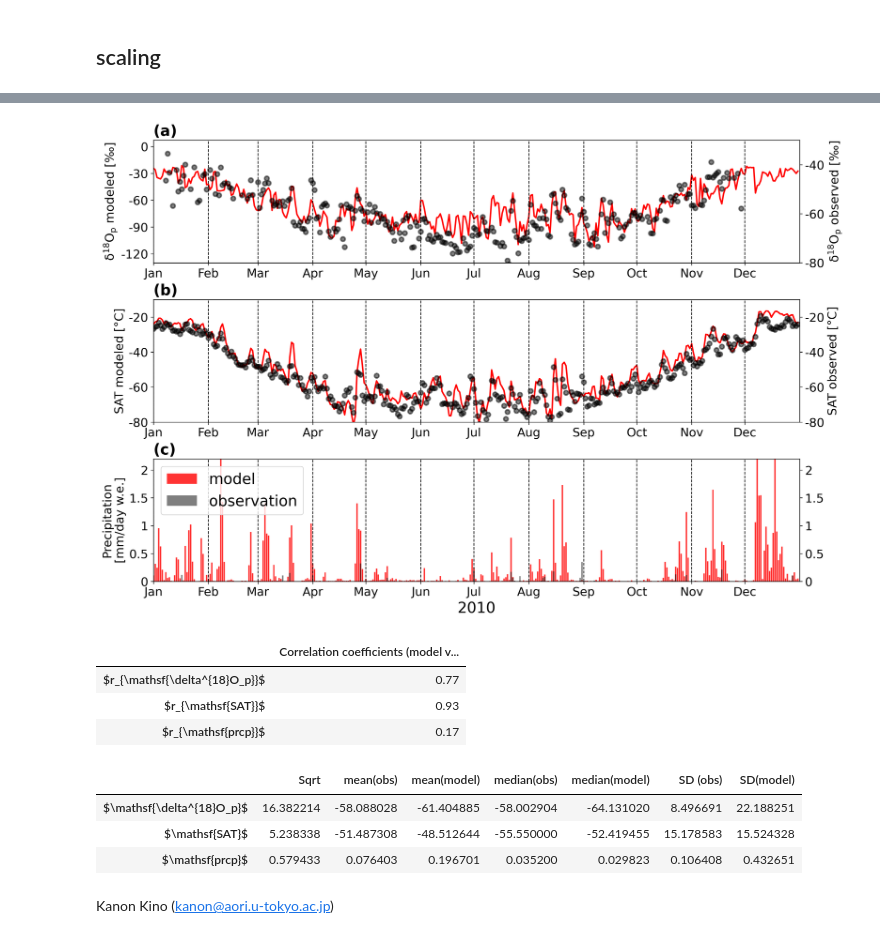
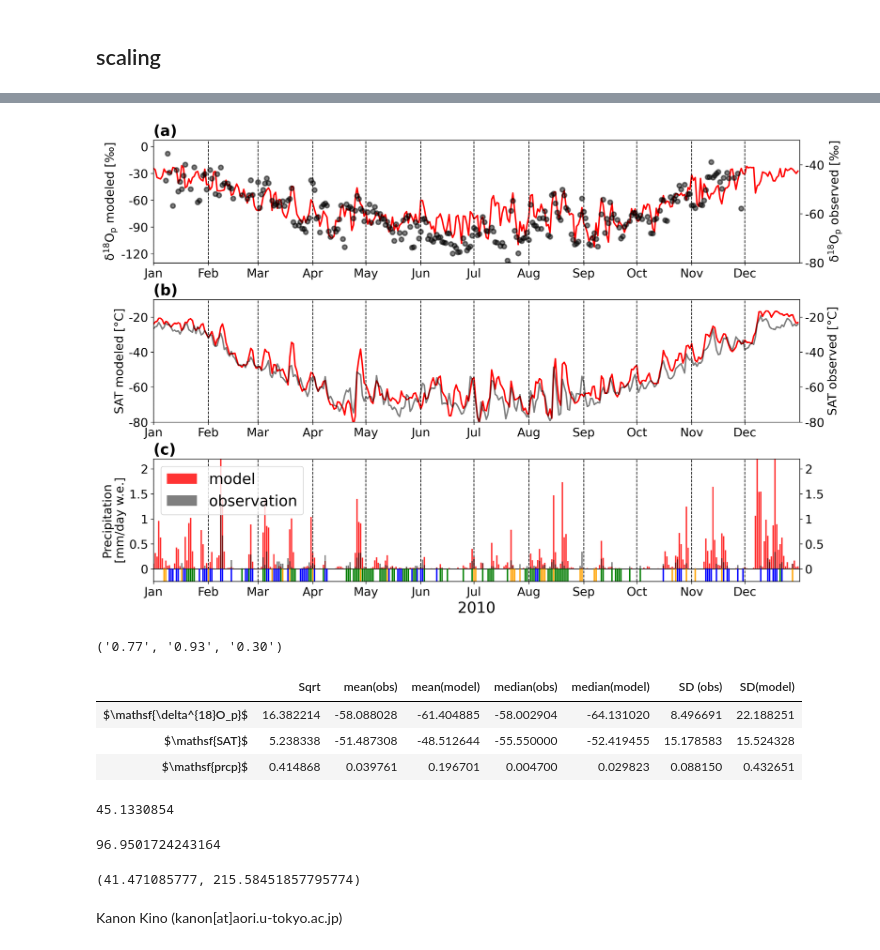
Before and after one commit to kanonundgigue/SAM_DomeFuji, a Jupyter notebook: Ant_proxy_DC2008-2010.ipynb, the cells around one changed output, grey strips where cells are left out. Saved outputs shown, nothing was run; the diff lists cells and outputs as text; code cells hidden in the pictures.

```diff
--- a/Ant_proxy_DC2008-2010.ipynb
+++ b/Ant_proxy_DC2008-2010.ipynb
@@ -146,7 +146,7 @@ model_prcp_d18O_df   = prcp_d18O  [dc_x-1, dc_y-1,model_dayst:model_dayed]
 # %%
 obs_DomeC = np.genfromtxt("obs_DomeC.csv",
                            delimiter=",", # 区切り文字
-                           usecols=(0,1,2,3,4,5,6,7,8) # 読み込みたい列
+                           usecols=(0,1,2,3,4,5,6,7,8,9,10) # 読み込みたい列
                           )
 
 obs_len          = np.shape(obs_DomeC)[0]
@@ -154,8 +154,17 @@ obs_y_df         = obs_DomeC[1:,0]
 obs_m_df         = obs_DomeC[1:,1]
 obs_d_df         = obs_DomeC[1:,2]
 obs_temp_df      = obs_DomeC[1:,3]
-obs_prcp_df      = obs_DomeC[1:,8]
+obs_prcp_df      = obs_DomeC[1:,4]
 obs_prcp_d18O_df = obs_DomeC[1:,5]
+obs_prcp_dD_df = obs_DomeC[1:,6]
+obs_prcp_dex_df = obs_DomeC[1:,7]
+obs_snowfall_df = obs_DomeC[1:,8]
+obs_frost_df = obs_DomeC[1:,9]
+obs_diamond_df = obs_DomeC[1:,10]
+# %%
+obs_snowfall_df[~np.isnan(obs_snowfall_df)] = -1
+obs_frost_df[~np.isnan(obs_frost_df)] = -1
+obs_diamond_df[~np.isnan(obs_diamond_df)] = -1
 # %%
 model_temp_dc2008=model_temp_df[model_y==2008]
 model_prcp_dc2008=model_prcp_df[model_y==2008]
@@ -174,9 +191,15 @@ obs_prcp_d18O_dc2009=obs_prcp_d18O_df[obs_y_df==2009]
 model_temp_dc2010=model_temp_df[model_y==2010]
 model_prcp_dc2010=model_prcp_df[model_y==2010]
 model_prcp_d18O_dc2010=model_prcp_d18O_df[model_y==2010]
+
 obs_temp_dc2010=obs_temp_df[obs_y_df==2010]
 obs_prcp_dc2010=obs_prcp_df[obs_y_df==2010]
 obs_prcp_d18O_dc2010=obs_prcp_d18O_df[obs_y_df==2010]
+obs_prcp_dD_dc2010=obs_prcp_dD_df[obs_y_df==2010]
+obs_prcp_dex_dc2010=obs_prcp_dex_df[obs_y_df==2010]
+obs_snowfall_dc2010=obs_snowfall_df[obs_y_df==2010]
+obs_frost_dc2010=obs_frost_df[obs_y_df==2010]
+obs_diamond_dc2010=obs_diamond_df[obs_y_df==2010]
 # %%
 def vert_lines(ax, xint):
     if len(xint) < 2 :
@@ -438,7 +471,7 @@ ax.set_yticks([-80,-60,-40,-20])
 ax.set_yticklabels([-80,-60,-40,-20],fontsize=16)
 ## Observation
 ax2=ax.twinx()
-ax2.scatter(daylist, obs_temp_dc2010, color=col_obs, linewidth=2, alpha=0.5,label="observation")
+ax2.plot(daylist, obs_temp_dc2010, ms=10, color=col_obs, linewidth=2, alpha=0.5,label="observation")
 ax2.tick_params(labelsize=24)
 ax2.set_ylabel("SAT observed [\u00b0C]", fontsize=16, color=col_obs)
 ax2.set_xlim(0, days)
@@ -450,41 +483,46 @@ vert_lines(ax,xticks)
 #-- Precipitation --
 ax = fig.add_subplot(3,1,3)
 plt.title("(c)",loc="left",fontsize=20, weight="demibold")
 ## Model
 ax.bar(daylist, model_prcp_dc2010, color=col_model, linewidth=2, alpha=0.8, label="model")
 ax.tick_params(labelsize=24)
 ax.set_ylabel("Precipitation\n[mm/day w.e.]", fontsize=16, color=col_obs)
 ax.set_xlim(0,days)
-ax.set_ylim(0,2.2)
+ax.set_ylim(-0.25,2.2)
 ax.set_xticks(xticks)
 ax.set_xticklabels(xlabels,fontsize=16)
 ax.set_yticks([0,0.5,1,1.5,2])
 ax.set_yticklabels([0,0.5,1,1.5,2],fontsize=16)
 
 ## Observation
 ax2=ax.twinx()
-ax2.bar(daylist, obs_prcp_dc2010, color=col_obs, linewidth=2, alpha=0.5, label="observation")
+ax.bar(daylist, obs_prcp_dc2010, color=col_obs, linewidth=2, alpha=0.5, label="observation")
 ax2.tick_params(labelsize=24)
 #ax2.set_ylabel("Precipitation [mm/day w.e.]", fontsize=16, color=col_obs)
 ax2.set_xlim(0,days)
-ax2.set_ylim(0,2.2)
+ax2.set_ylim(-0.25,2.2)
 ax2.set_yticks([0,0.5,1,1.5,2])
 ax2.set_yticklabels([0,0.5,1,1.5,2],fontsize=16)
+
+
+ax2.bar(daylist,obs_snowfall_dc2010, color="orange", linewidth=2,alpha=1, label="snowfall")
+ax2.bar(daylist,obs_frost_dc2010, color="green", linewidth=2,alpha=1, label="hoar frost")
+ax2.bar(daylist,obs_diamond_dc2010, color="blue",linewidth=2, alpha=1, label="diamond dust")
+hor_lines(ax,[0])
 vert_lines(ax,xticks)
-
 
 ax.set_xlabel("2010", loc="center",fontsize=20)
 h1, l1 = ax.get_legend_handles_labels()
-h2, l2 = ax2.get_legend_handles_labels()
-plt.legend(h1+h2, l1+l2, loc='upper left',fontsize=20)
-
+#plt.legend(h1+h2, l1+l2, loc='upper left',fontsize=20)
+plt.legend(h1, l1, loc='upper left',fontsize=20)
+#h2, l2 = ax2.get_legend_handles_labels()
 
 plt.subplots_adjust(top=0.92,bottom=0.1,left=0.1,right=0.9,hspace=0.3,wspace=0.05)
 plt.show()
 fig.savefig("Ant_proxy_DC2010.png")
 fig.savefig("pic/FigureS4.jpg")
 # %% [output]
-[figure, old version]
+[figure, new version]
 # %%
 import statsmodels.tools.eval_measures as smte
 # %%
@@ -503,19 +541,10 @@ model_temp_dc= np.concatenate([model_temp_dc2008,model_temp_dc2009,model_temp_dc
 corr_d18O = "{:4.2f}".format(corr(obs_prcp_d18O_dc,model_prcp_d18O_dc))
 corr_temp = "{:4.2f}".format(corr(obs_temp_dc,model_temp_dc))
 corr_prcp = "{:4.2f}".format(corr(obs_prcp_dc,model_prcp_dc))
-# %%
-df=pd.DataFrame.from_dict({
-    "$r_{\mathsf{\delta^{18}O_p}}$":corr_d18O,
-    "$r_{\mathsf{SAT}}$"           :corr_temp,
-    "$r_{\mathsf{prcp}}$"          :corr_prcp,
-},orient="index")
-df.columns=["Correlation coefficients (model vs. observation)"]
-df
-# %% [output]
-|  | Correlation coefficients (model v... |
-| $r_{\mathsf{\delta^{18}O_p}}$ | 0.77 |
-| $r_{\mathsf{SAT}}$ | 0.93 |
-| $r_{\mathsf{prcp}}$ | 0.17 |
+# %%
+corr_d18O, corr_temp, corr_prcp
+# %% [output]
+('0.77', '0.93', '0.30')
 # %%
 def sqrt(a1,a2):
     aa1=a1[~(np.isnan(a1)+np.isnan(a2))]
@@ -542,6 +571,18 @@ df
 |  | Sqrt | mean(obs) | mean(model) | median(obs) | median(model) | SD (obs) | SD(model) |
 | $\mathsf{\delta^{18}O_p}$ | 16.382214 | -58.088028 | -61.404885 | -58.002904 | -64.131020 | 8.496691 | 22.188251 |
 | $\mathsf{SAT}$ | 5.238338 | -51.487308 | -48.512644 | -55.550000 | -52.419455 | 15.178583 | 15.524328 |
-| $\mathsf{prcp}$ | 0.579433 | 0.076403 | 0.196701 | 0.035200 | 0.029823 | 0.106408 | 0.432651 |
+| $\mathsf{prcp}$ | 0.414868 | 0.039761 | 0.196701 | 0.004700 | 0.029823 | 0.088150 | 0.432651 |
+# %%
+np.nanmax(obs_prcp_d18O_dc)-np.nanmin(obs_prcp_d18O_dc)
+# %% [output]
+45.1330854
+# %%
+np.nanmax(model_prcp_d18O_dc)-np.nanmin(model_prcp_d18O_dc)
+# %% [output]
+96.9501724243164
+# %%
+ np.nansum(obs_prcp_dc),np.nansum(model_prcp_dc),
+# %% [output]
+(41.471085777, 215.58451857795774)
 # %% [markdown]
-Kanon Kino (kanon@aori.u-tokyo.ac.jp)
+Kanon Kino (kanon[at]aori.u-tokyo.ac.jp)
```
Also changed, not shown: parts of 4 cells of this notebook, 26 other files.
